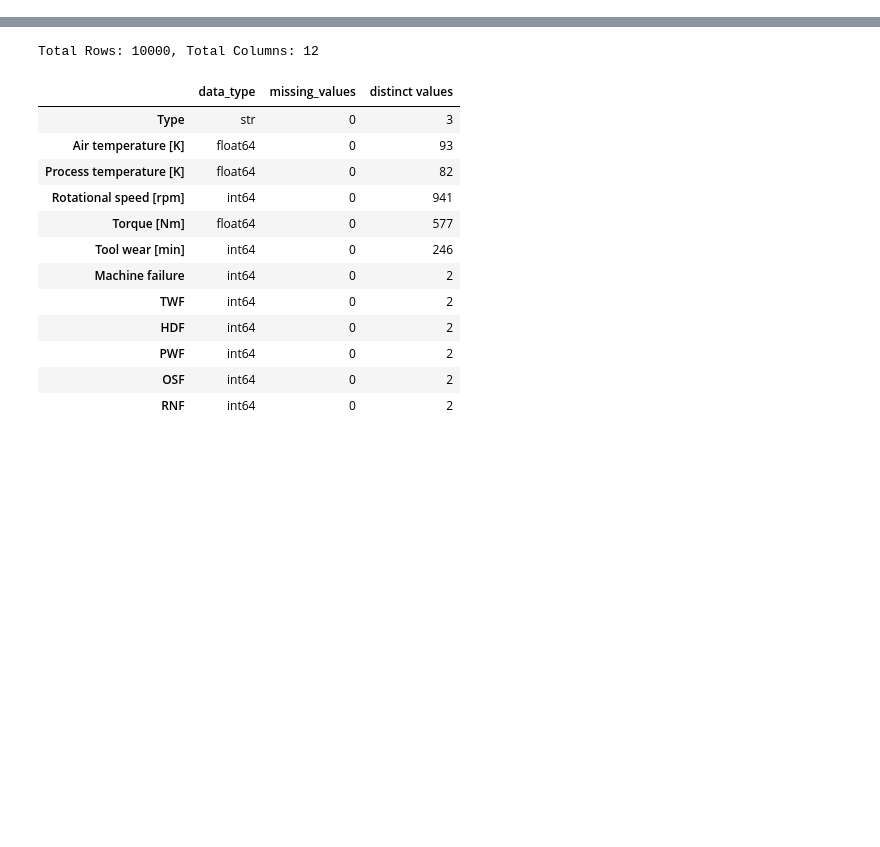
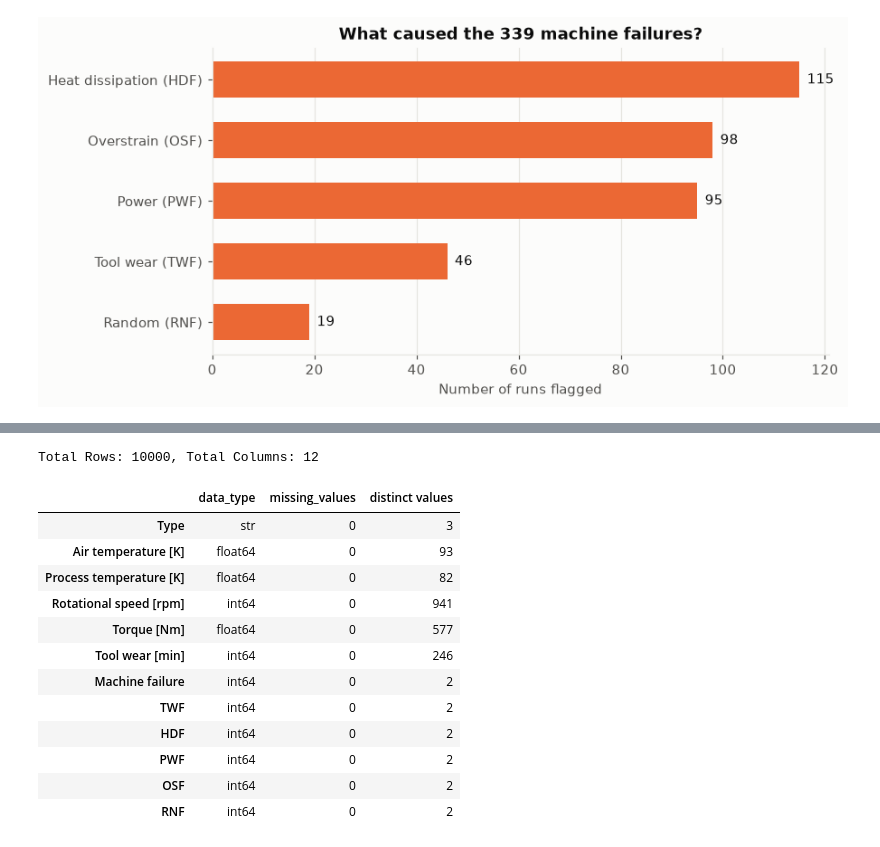
Before and after one commit to DavisenV/Group1-PROG8431-DataAnalysis, a Jupyter notebook: main.ipynb, the cells around one changed output, grey strips where cells are left out. Cells and saved outputs as stored; diff of their text form; code cells hidden in the pictures; blank space fills up the shorter version.

```diff
--- a/main.ipynb
+++ b/main.ipynb
@@ -59,0 +68,21 @@ This dataset captures 10,000 synthetic operational cycles of a computer numerica
+# %%
+FAILURE_MODE_LABELS = {
+    "HDF": "Heat dissipation (HDF)",
+    "OSF": "Overstrain (OSF)",
+    "PWF": "Power (PWF)",
+    "TWF": "Tool wear (TWF)",
+    "RNF": "Random (RNF)",
+}
+
+failure_data = pd.read_csv(DATA_PATH)
+failure_flags = failure_data[list(FAILURE_MODE_LABELS)]
+
+# Count the runs flagged with each failure mode, most common first
+mode_counts = failure_flags.sum().rename(index=FAILURE_MODE_LABELS).sort_values(ascending=False)
+total_failures = failure_data["Machine failure"].sum()
+multi_mode_runs = (failure_flags.sum(axis=1) > 1).sum()
+
+print(f"Machine runs:                         {len(failure_data):,}")
+print(f"Failed runs:                          {total_failures} ({total_failures / len(failure_data):.1%})")
+print(f"Runs with more than one failure mode: {multi_mode_runs}")
+mode_counts.to_frame("runs flagged")
@@ -59,0 +99,11 @@ This dataset captures 10,000 synthetic operational cycles of a computer numerica
+# %%
+fig, ax = plt.subplots(figsize=(8, 4))
+# Horizontal bars with the largest at the top keep the long labels readable
+ax.barh(mode_counts.index[::-1], mode_counts.values[::-1], color=FAILED_COLOR, height=0.6)
+for position, run_count in enumerate(mode_counts.values[::-1]):
+    ax.text(run_count + 1.5, position, str(run_count), va="center", color=INK_COLOR)
+ax.set(xlabel="Number of runs flagged", title=f"What caused the {total_failures} machine failures?")
+ax.grid(axis="y", visible=False)
+plt.show()
+# %% [output]
+[figure, added]
```
Also changed, not shown: parts of 55 cells of this notebook.
